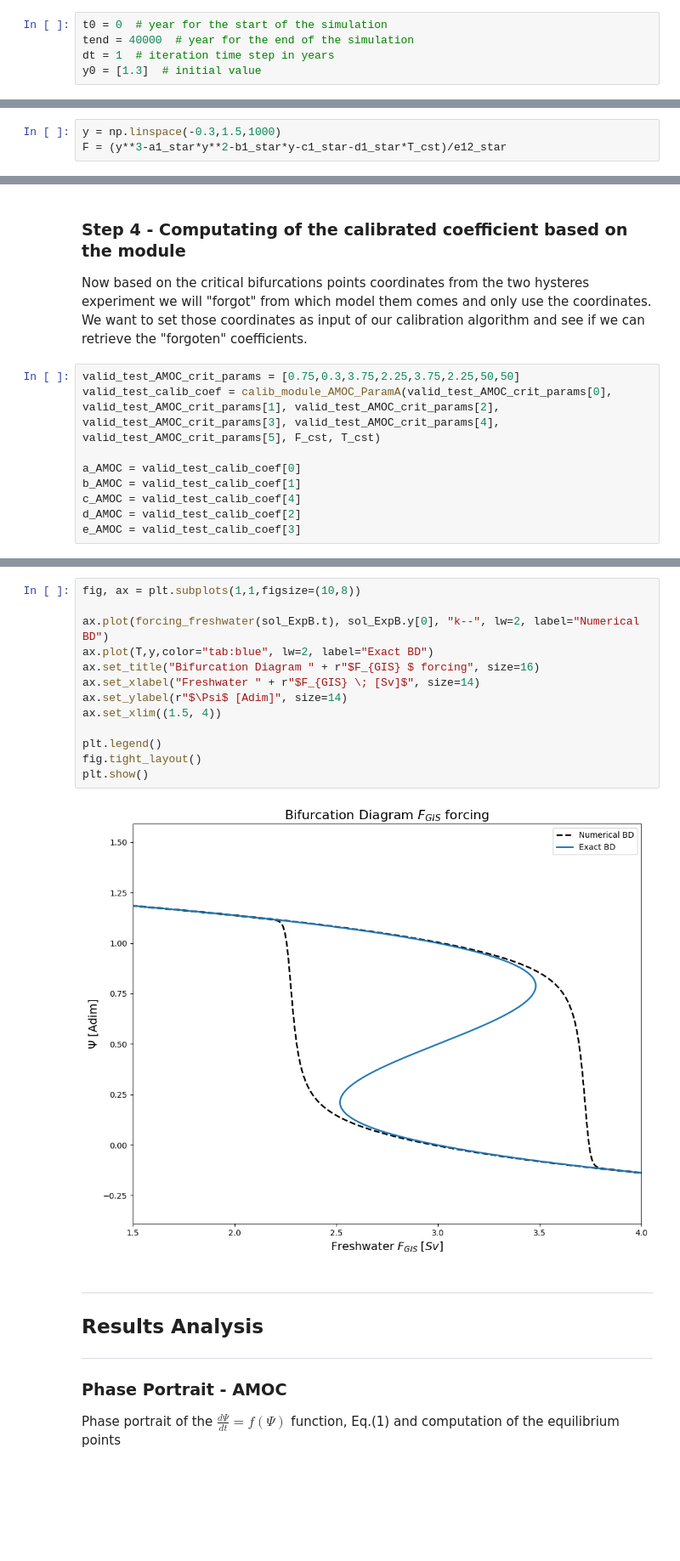
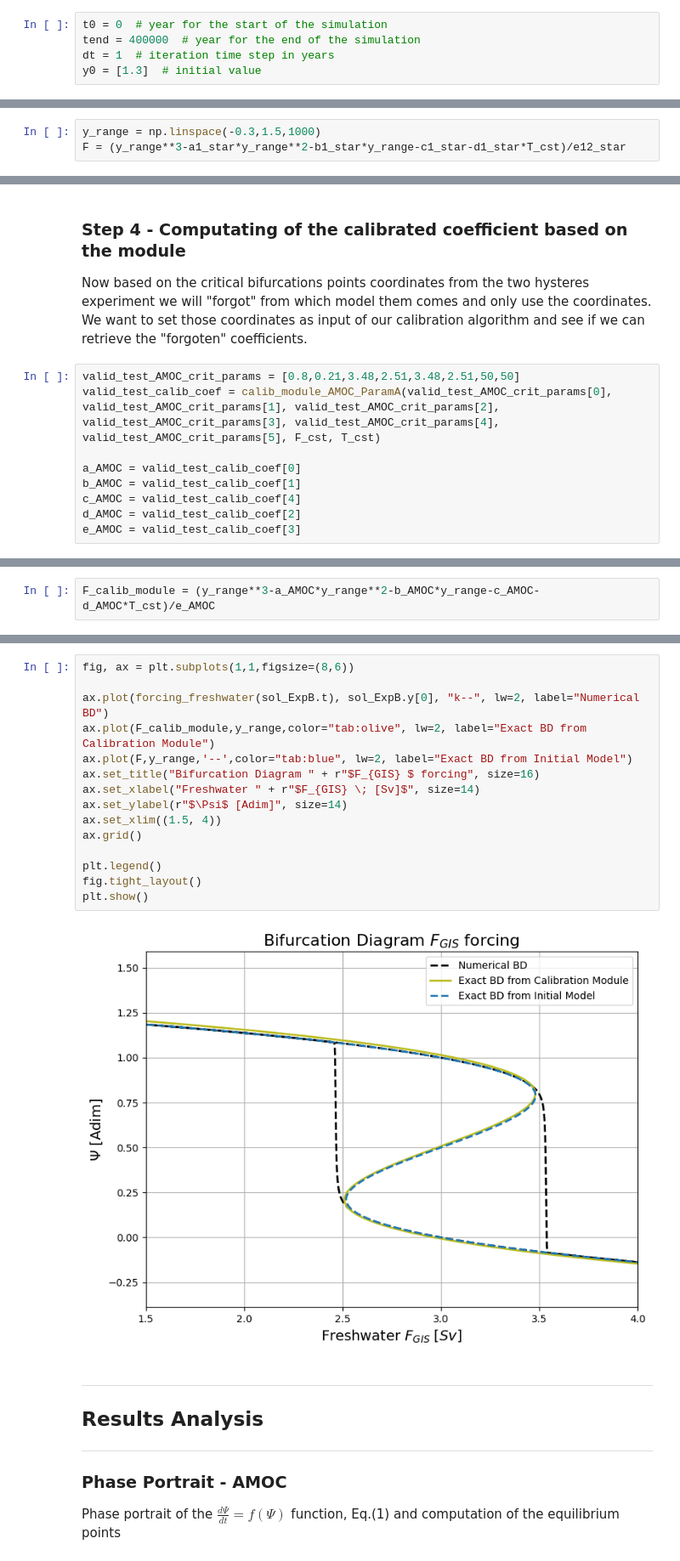
Before and after one commit to AmauryLaridon/LPHYS2299-Master-s-Thesis, a Jupyter notebook: AMOC-GIS Tipping Module/Tipping Module Calibration - Param A/Tipping Module Calibration ParamA.ipynb, the cells around one changed output, grey strips where cells are left out. Shown at 85% size. Drawn from its saved outputs; the diff is of its cells as text; blank space fills up the shorter version.

```diff
--- a/AMOC-GIS Tipping Module/Tipping Module Calibration - Param A/Tipping Module Calibration ParamA.ipynb
+++ b/AMOC-GIS Tipping Module/Tipping Module Calibration - Param A/Tipping Module Calibration ParamA.ipynb
@@ -1039,7 +1032,7 @@ A more rigourous method is to use a numerical computation.
 Simulation parameters
 # %%
 t0 = 0  # year for the start of the simulation
-tend = 40000  # year for the end of the simulation
+tend = 400000  # year for the end of the simulation
 dt = 1  # iteration time step in years
 y0 = [1.3]  # initial value
 # %% [markdown]
@@ -1059,8 +1052,8 @@ sol_ExpB = solve_ivp(f, [t0, tend], y0, method="RK45", rtol=10**-6, t_eval=teval
 # %% [markdown]
 Analytical expression of the bifurcation diagram. We are "not supposed" to know that but it will be used to see if our simulations parameters are roughly good in order to retrive the exact bifurcation diagram. It will be also useful four the comparison with the bifurcation diagram of our simplified model.
 # %%
-y = np.linspace(-0.3,1.5,1000)
-F = (y**3-a1_star*y**2-b1_star*y-c1_star-d1_star*T_cst)/e12_star
+y_range = np.linspace(-0.3,1.5,1000)
+F = (y_range**3-a1_star*y_range**2-b1_star*y_range-c1_star-d1_star*T_cst)/e12_star
 # %% [markdown]
 Plot
 # %%
@@ -1114,7 +1108,7 @@ A more rigourous method is to use a numerical computation.
 
 Now based on the critical bifurcations points coordinates from the two hysteres experiment we will "forgot" from which model them comes and only use the coordinates. We want to set those coordinates as input of our calibration algorithm and see if we can retrieve the "forgoten" coefficients.
 # %%
-valid_test_AMOC_crit_params = [0.75,0.3,3.75,2.25,3.75,2.25,50,50]
+valid_test_AMOC_crit_params = [0.8,0.21,3.48,2.51,3.48,2.51,50,50]
 valid_test_calib_coef = calib_module_AMOC_ParamA(valid_test_AMOC_crit_params[0], valid_test_AMOC_crit_params[1], valid_test_AMOC_crit_params[2], valid_test_AMOC_crit_params[3], valid_test_AMOC_crit_params[4], valid_test_AMOC_crit_params[5], F_cst, T_cst)
 
 a_AMOC = valid_test_calib_coef[0]
@@ -1182,0 +1196,2 @@ plt.show()
+# %%
+F_calib_module = (y_range**3-a_AMOC*y_range**2-b_AMOC*y_range-c_AMOC-d_AMOC*T_cst)/e_AMOC
@@ -1183,18 +1200,20 @@ plt.show()
 # %%
-fig, ax = plt.subplots(1,1,figsize=(10,8))
+fig, ax = plt.subplots(1,1,figsize=(8,6))
 
 ax.plot(forcing_freshwater(sol_ExpB.t), sol_ExpB.y[0], "k--", lw=2, label="Numerical BD")
-ax.plot(T,y,color="tab:blue", lw=2, label="Exact BD")
+ax.plot(F_calib_module,y_range,color="tab:olive", lw=2, label="Exact BD from Calibration Module")
+ax.plot(F,y_range,'--',color="tab:blue", lw=2, label="Exact BD from Initial Model")
 ax.set_title("Bifurcation Diagram " + r"$F_{GIS} $ forcing", size=16)
 ax.set_xlabel("Freshwater " + r"$F_{GIS} \; [Sv]$", size=14)
 ax.set_ylabel(r"$\Psi$ [Adim]", size=14)
 ax.set_xlim((1.5, 4))
+ax.grid()
 
 plt.legend()
 fig.tight_layout()
 plt.show()
 # %% [output]
-[figure, old version]
+[figure, new version]
 # %% [markdown]
 ---
 
```
Also changed, not shown: parts of 26 cells of this notebook, 3 other files.
